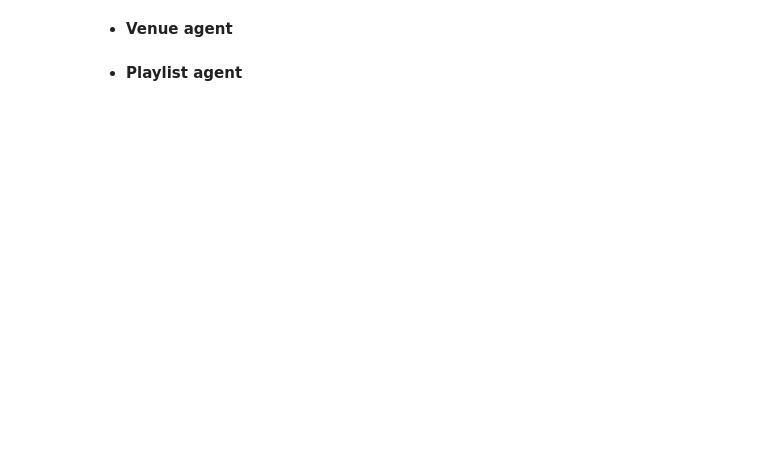
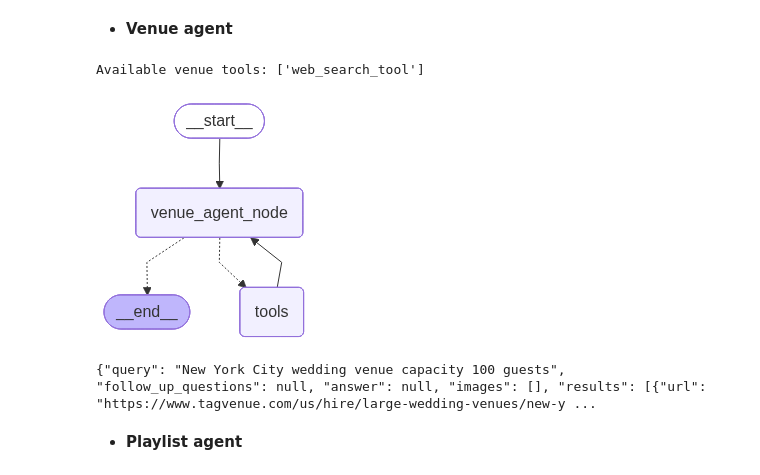
Before and after one commit to MuhammadUmerKhan/GenAI-AgenticAI-MCP-Tutorials, a Jupyter notebook: AgenticAI-Using_LangGraph/Projects/01_Wedding_Travel_Agent/01_wedding_planner_langGraph.ipynb, the cells around one changed output. Cells and saved outputs as stored; diff of their text form; code cells hidden in the pictures; blank space fills up the shorter version.

```diff
--- a/AgenticAI-Using_LangGraph/Projects/01_Wedding_Travel_Agent/01_wedding_planner_langGraph.ipynb
+++ b/AgenticAI-Using_LangGraph/Projects/01_Wedding_Travel_Agent/01_wedding_planner_langGraph.ipynb
@@ -80,0 +223,6 @@ def query_playlist_db(query: str) -> str:
+# %%
+venue_chatbot = await venue_search_agent()
+venue_chatbot
+# %% [output]
+Available venue tools: ['web_search_tool']
+[figure, added]
@@ -81,2 +235,6 @@ def query_playlist_db(query: str) -> str:
+# %%
+print(result['messages'][-1].content)
+# %% [output]
+{"query": "New York City wedding venue capacity 100 guests", "follow_up_questions": null, "answer": null, "images": [], "results": [{"url": "https://www.tagvenue.com/us/hire/large-wedding-venues/new-y ...
 # %% [markdown]
 - **Playlist agent**
```
Also changed, not shown: parts of 23 cells of this notebook, 2 other files.
